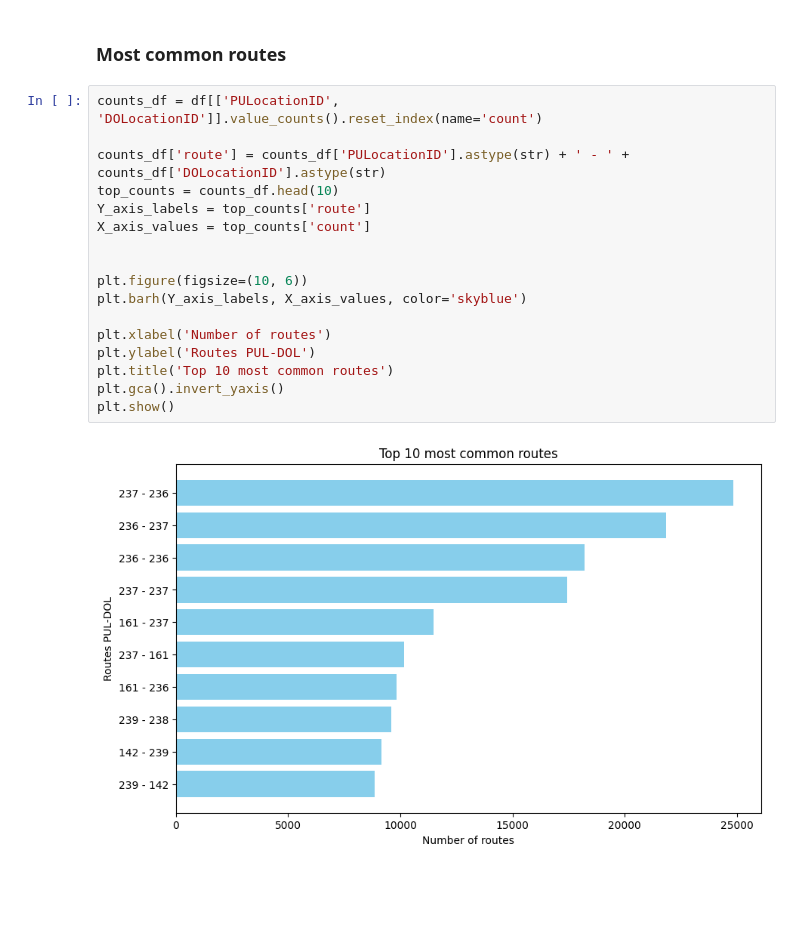
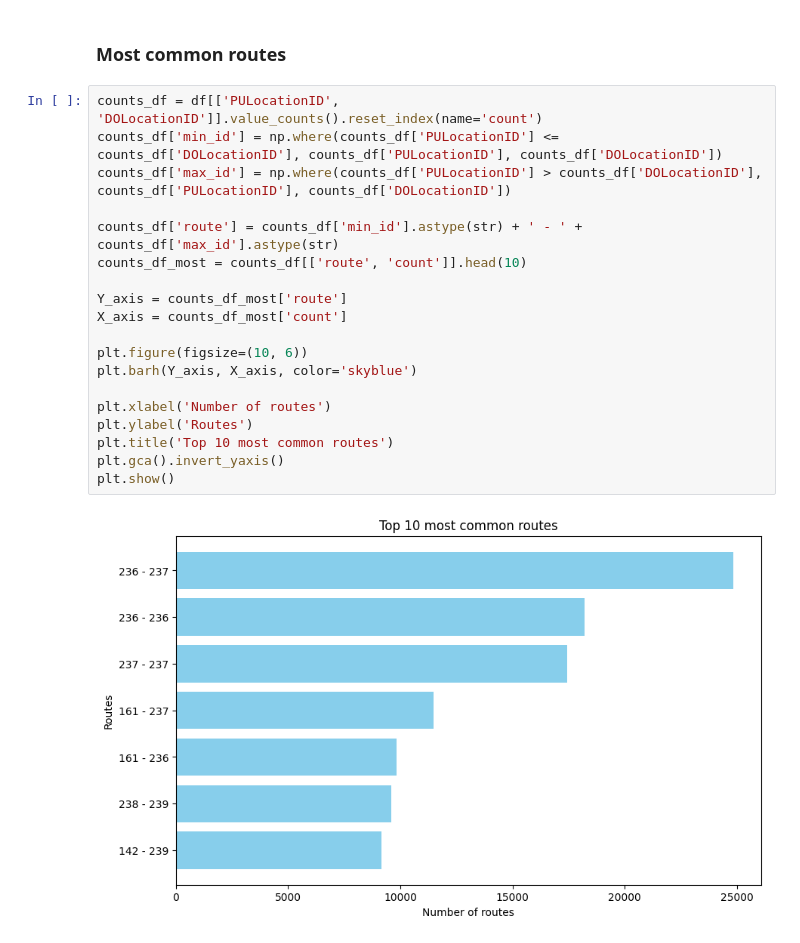
Before and after one commit to JestemSikora/ML-newyork-route-optimization, a Jupyter notebook: notebooks/0_eda.ipynb, the cells around one changed output. Drawn from its saved outputs; the diff is of its cells as text; blank space fills up the shorter version.

Commit message:
feat: top least common routes + fixes

```diff
--- a/notebooks/0_eda.ipynb
+++ b/notebooks/0_eda.ipynb
@@ -161,20 +161,22 @@ Name: count, dtype: int64
 ### Most common routes
 # %%
 counts_df = df[['PULocationID', 'DOLocationID']].value_counts().reset_index(name='count')
+counts_df['min_id'] = np.where(counts_df['PULocationID'] <= counts_df['DOLocationID'], counts_df['PULocationID'], counts_df['DOLocationID'])
+counts_df['max_id'] = np.where(counts_df['PULocationID'] > counts_df['DOLocationID'], counts_df['PULocationID'], counts_df['DOLocationID'])
 
-counts_df['route'] = counts_df['PULocationID'].astype(str) + ' - ' + counts_df['DOLocationID'].astype(str)
-top_counts = counts_df.head(10)
-Y_axis_labels = top_counts['route']
-X_axis_values = top_counts['count']
+counts_df['route'] = counts_df['min_id'].astype(str) + ' - ' + counts_df['max_id'].astype(str)
+counts_df_most = counts_df[['route', 'count']].head(10)
 
+Y_axis = counts_df_most['route']
+X_axis = counts_df_most['count']
 
 plt.figure(figsize=(10, 6))
-plt.barh(Y_axis_labels, X_axis_values, color='skyblue')
+plt.barh(Y_axis, X_axis, color='skyblue')
 
 plt.xlabel('Number of routes')
-plt.ylabel('Routes PUL-DOL')
+plt.ylabel('Routes')
 plt.title('Top 10 most common routes')
 plt.gca().invert_yaxis()
 plt.show()
 # %% [output]
-[figure, old version]
+[figure, new version]
```
Also changed, not shown: parts of 2 cells of this notebook.
